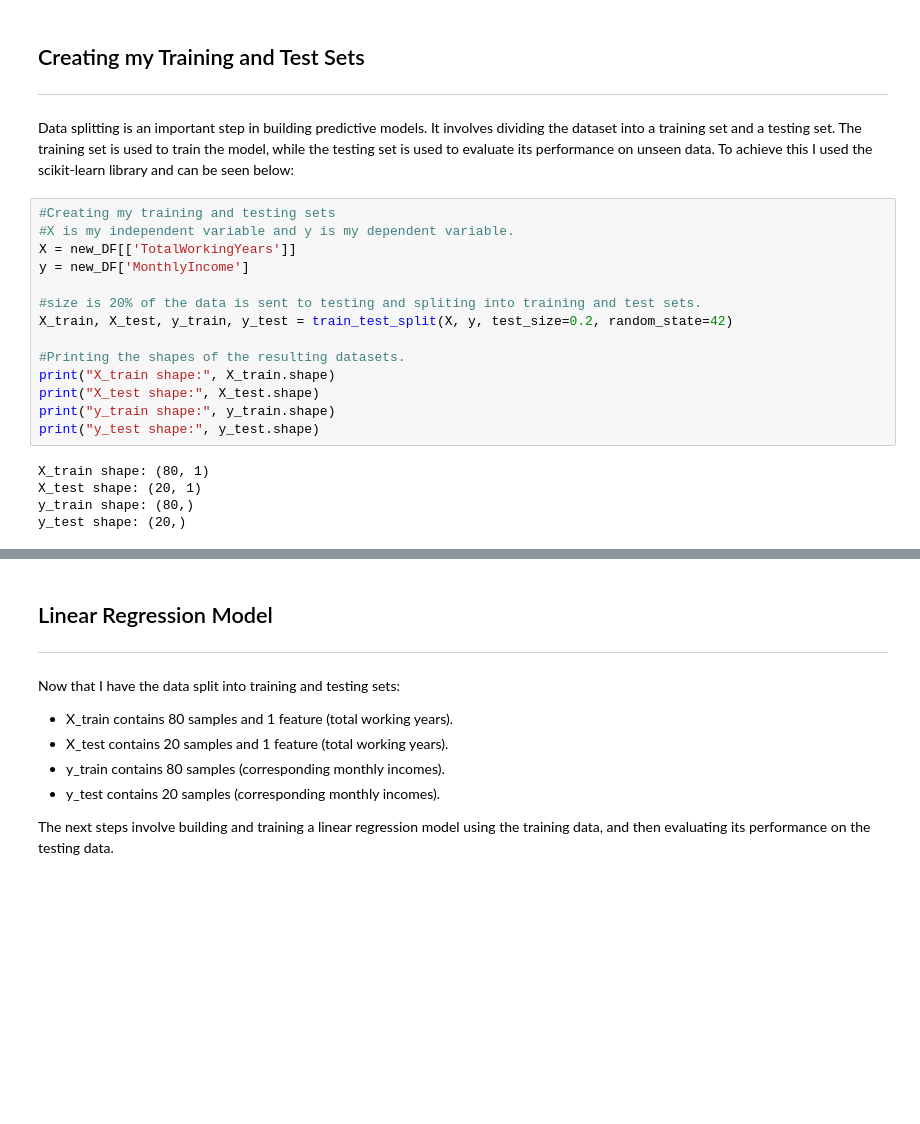
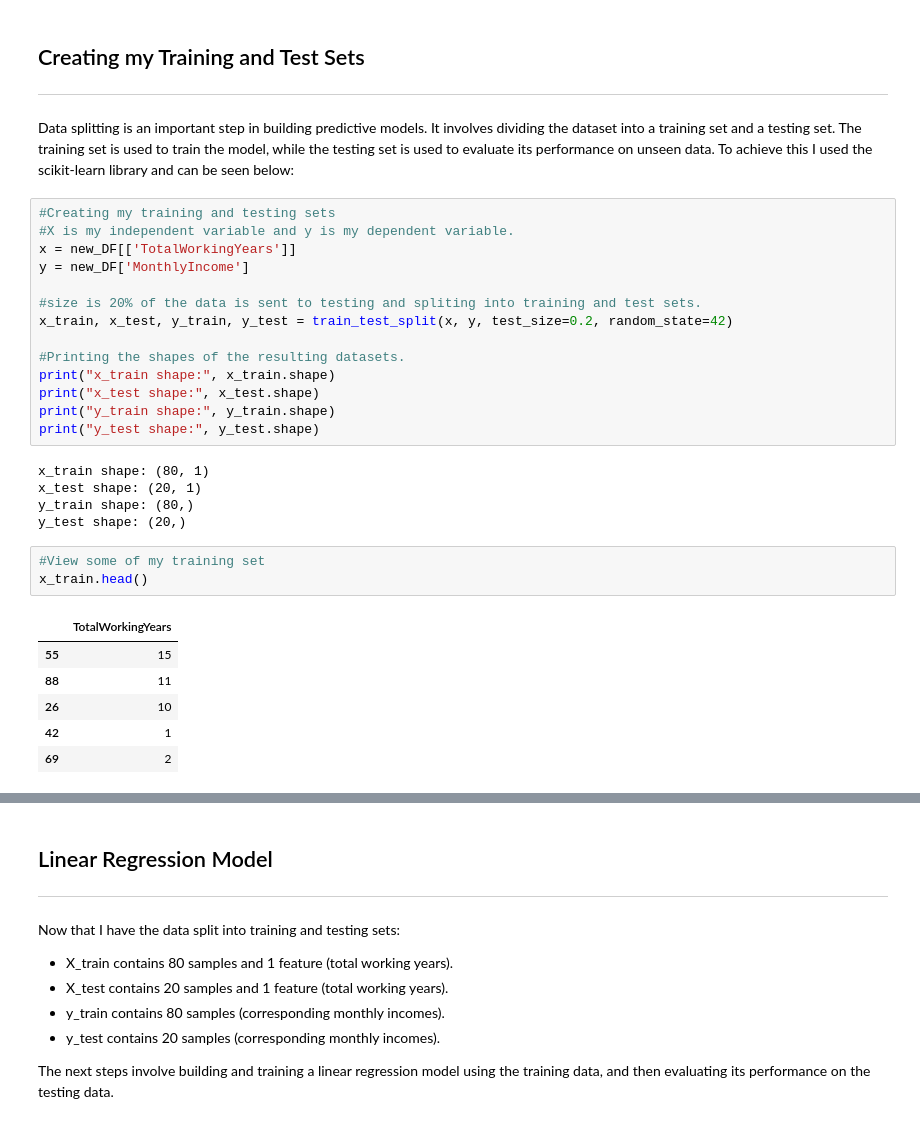
Before and after one commit to Cossie01/Machine-Learning-Stats-Assessment, a Jupyter notebook: Regression.ipynb, the cells around one changed output, grey strips where cells are left out. Drawn from its saved outputs; the diff is of its cells as text; blank space fills up the shorter version.

```diff
--- a/Regression.ipynb
+++ b/Regression.ipynb
@@ -172,19 +173,29 @@ Data splitting is an important step in building predictive models. It involves d
 # %%
 #Creating my training and testing sets
 #X is my independent variable and y is my dependent variable.
-X = new_DF[['TotalWorkingYears']]
+x = new_DF[['TotalWorkingYears']]
 y = new_DF['MonthlyIncome']
 
 #size is 20% of the data is sent to testing and spliting into training and test sets.
-X_train, X_test, y_train, y_test = train_test_split(X, y, test_size=0.2, random_state=42)
+x_train, x_test, y_train, y_test = train_test_split(x, y, test_size=0.2, random_state=42)
 
 #Printing the shapes of the resulting datasets.
-print("X_train shape:", X_train.shape)
-print("X_test shape:", X_test.shape)
+print("x_train shape:", x_train.shape)
+print("x_test shape:", x_test.shape)
 print("y_train shape:", y_train.shape)
 print("y_test shape:", y_test.shape)
 # %% [output]
-X_train shape: (80, 1)
-X_test shape: (20, 1)
+x_train shape: (80, 1)
+x_test shape: (20, 1)
 y_train shape: (80,)
 y_test shape: (20,)
+# %%
+#View some of my training set
+x_train.head()
+# %% [output]
+|  | TotalWorkingYears |
+| 55 | 15 |
+| 88 | 11 |
+| 26 | 10 |
+| 42 | 1 |
+| 69 | 2 |
```
Also changed, not shown: parts of 23 cells of this notebook.
